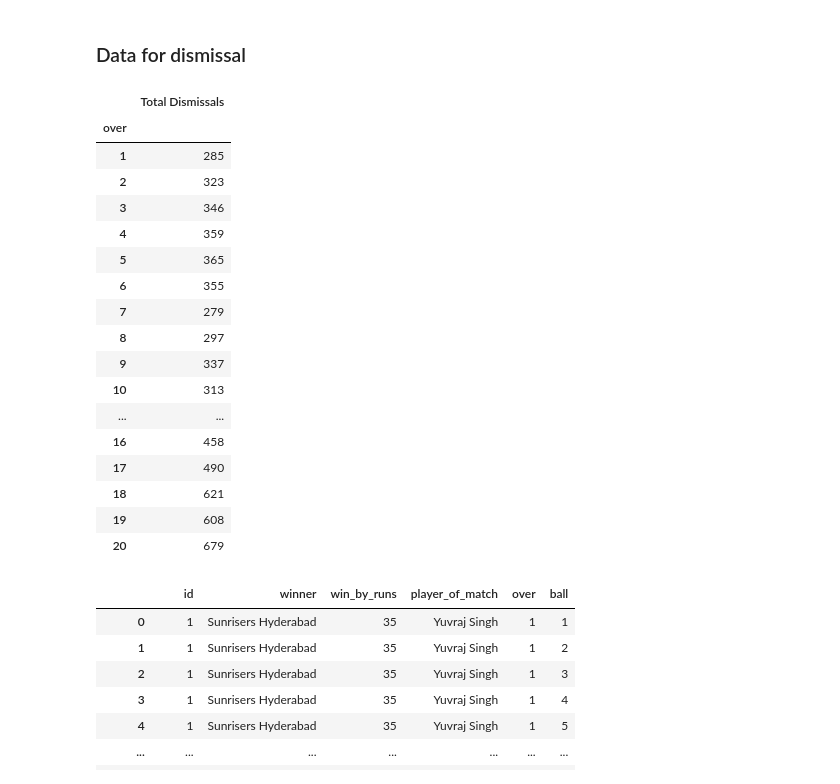
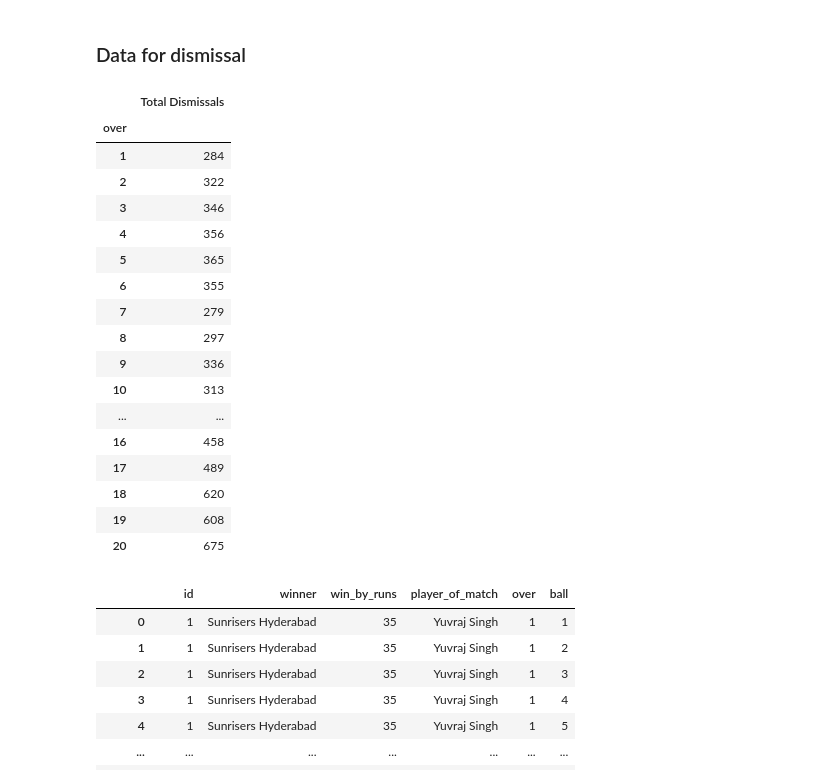
Before and after one commit to Utkarsh736/IPL_Data_Analysis, a Jupyter notebook: Template.ipynb, the cells around one changed output. Drawn from its saved outputs; the diff is of its cells as text; code cells hidden in the pictures.

```diff
--- a/Template.ipynb
+++ b/Template.ipynb
@@ -653,28 +653,28 @@ gayle4 = gayle.get_batsman_info(4)
 # %% [markdown]
 ### Data for dismissal
 # %%
-out_df = deliveries_df.dropna(subset=['player_dismissed']).loc[(deliveries_df['dismissal_kind']!='run out')]
+out_df = deliveries_df.dropna(subset=['player_dismissed']).loc[(deliveries_df['dismissal_kind']!='run out')&(deliveries_df['dismissal_kind']!='retired hurt')&(deliveries_df['dismissal_kind']!='obstructing the field')]
 data_df = out_df.value_counts('over').sort_index().to_frame('Total Dismissals')
 data_df
 # %% [output]
 |  | Total Dismissals |
 | over |  |
-| 1 | 285 |
-| 2 | 323 |
+| 1 | 284 |
+| 2 | 322 |
 | 3 | 346 |
-| 4 | 359 |
+| 4 | 356 |
 | 5 | 365 |
 | 6 | 355 |
 | 7 | 279 |
 | 8 | 297 |
-| 9 | 337 |
+| 9 | 336 |
 | 10 | 313 |
 | ... | ... |
 | 16 | 458 |
-| 17 | 490 |
-| 18 | 621 |
+| 17 | 489 |
+| 18 | 620 |
 | 19 | 608 |
-| 20 | 679 |
+| 20 | 675 |
 # %%
 # Select id result winner win_by_runs win_by_wickets player_of_match from match_df
 
```
Also changed, not shown: parts of 1 cell of this notebook.
